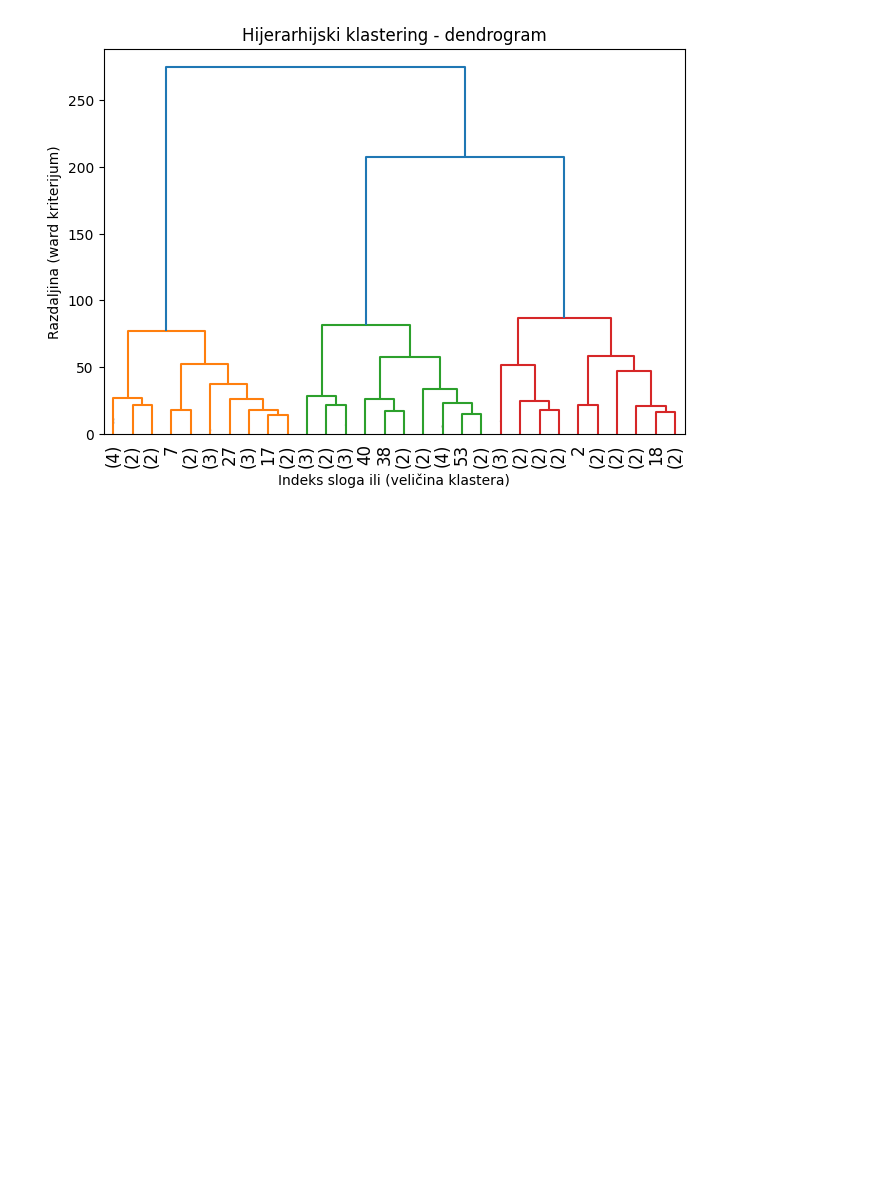
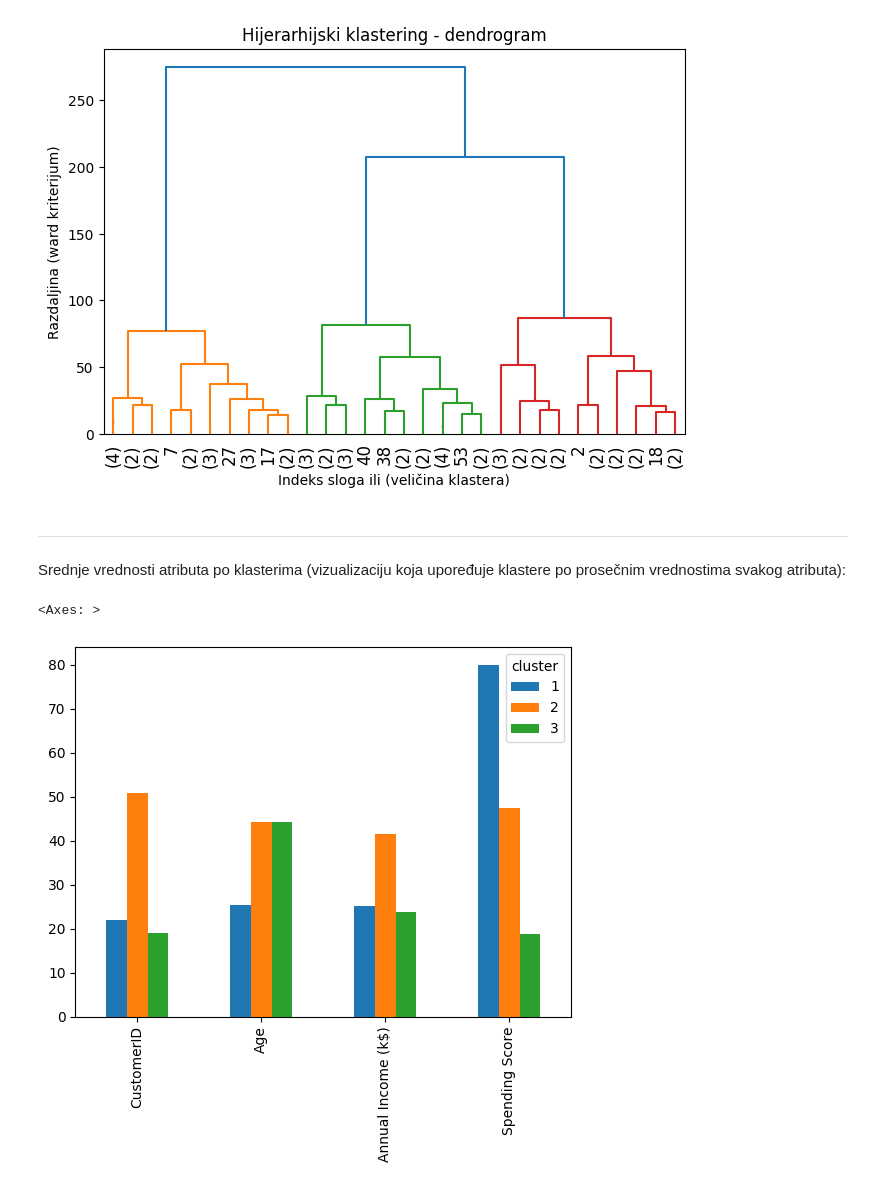
Before and after one commit to fajni/ELFAK-TiMAP, a Jupyter notebook: Hijerarhijska klasterizacija.ipynb, the cells around one changed output. Drawn from its saved outputs; the diff is of its cells as text; code cells hidden in the pictures; blank space fills up the shorter version.

```diff
--- a/Hijerarhijska klasterizacija.ipynb
+++ b/Hijerarhijska klasterizacija.ipynb
@@ -202,3 +203,19 @@ plot.ylabel('Razdaljina (ward kriterijum)')
 plot.show()
 # %% [output]
 [figure]
+# %% [markdown]
+
+
+---
+# %% [markdown]
+Srednje vrednosti atributa po klasterima (vizualizaciju koja upoređuje klastere po prosečnim vrednostima svakog atributa):
+# %%
+# Formiranje klastera
+labels = fcluster(linkage_matrix, t=3, criterion='maxclust')
+data['cluster'] = labels
+
+# Grupna analiza
+data.groupby('cluster').mean().T.plot(kind='bar')
+# %% [output]
+<Axes: >
+[figure, added]
```
Also changed, not shown: parts of 2 cells of this notebook.
